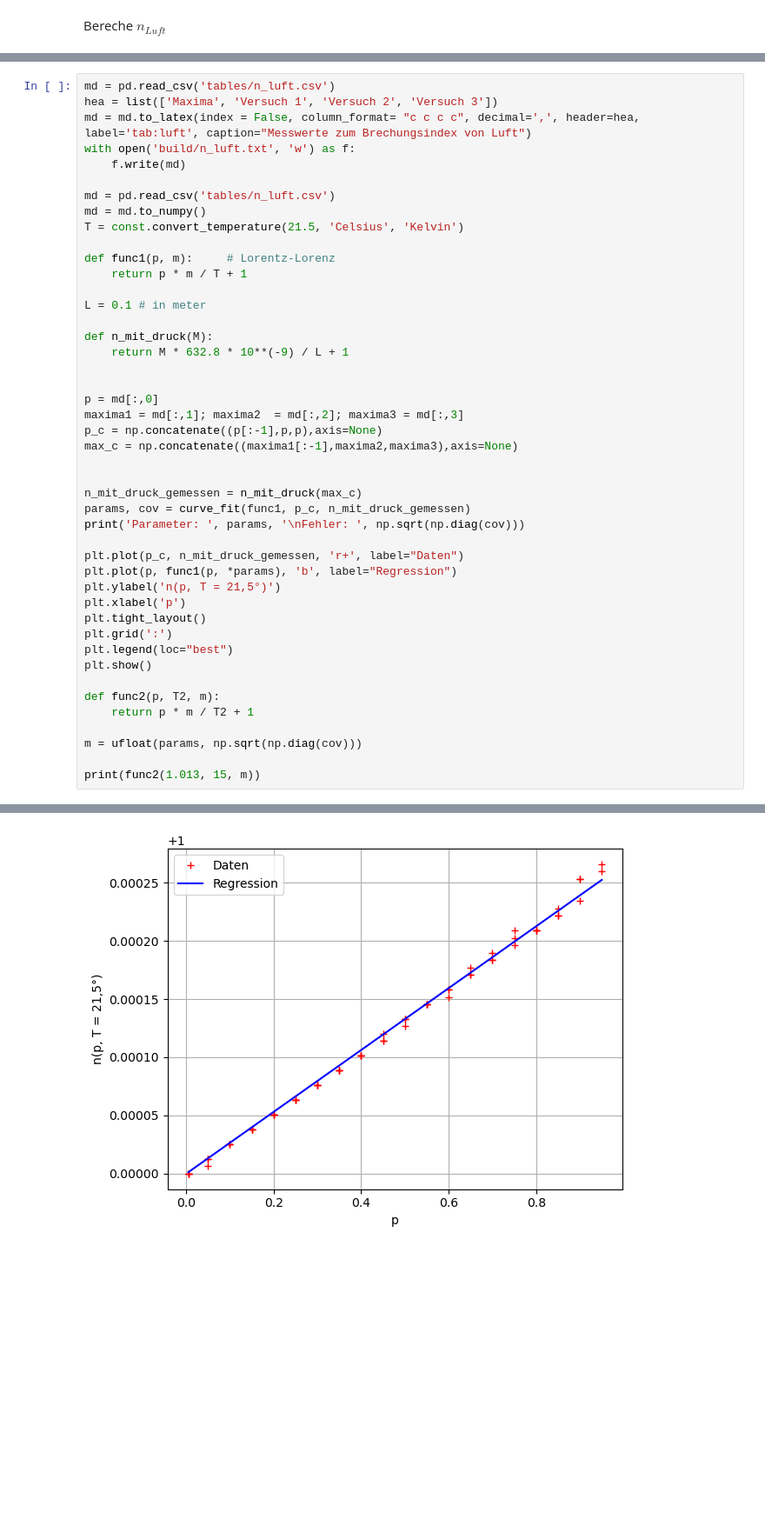
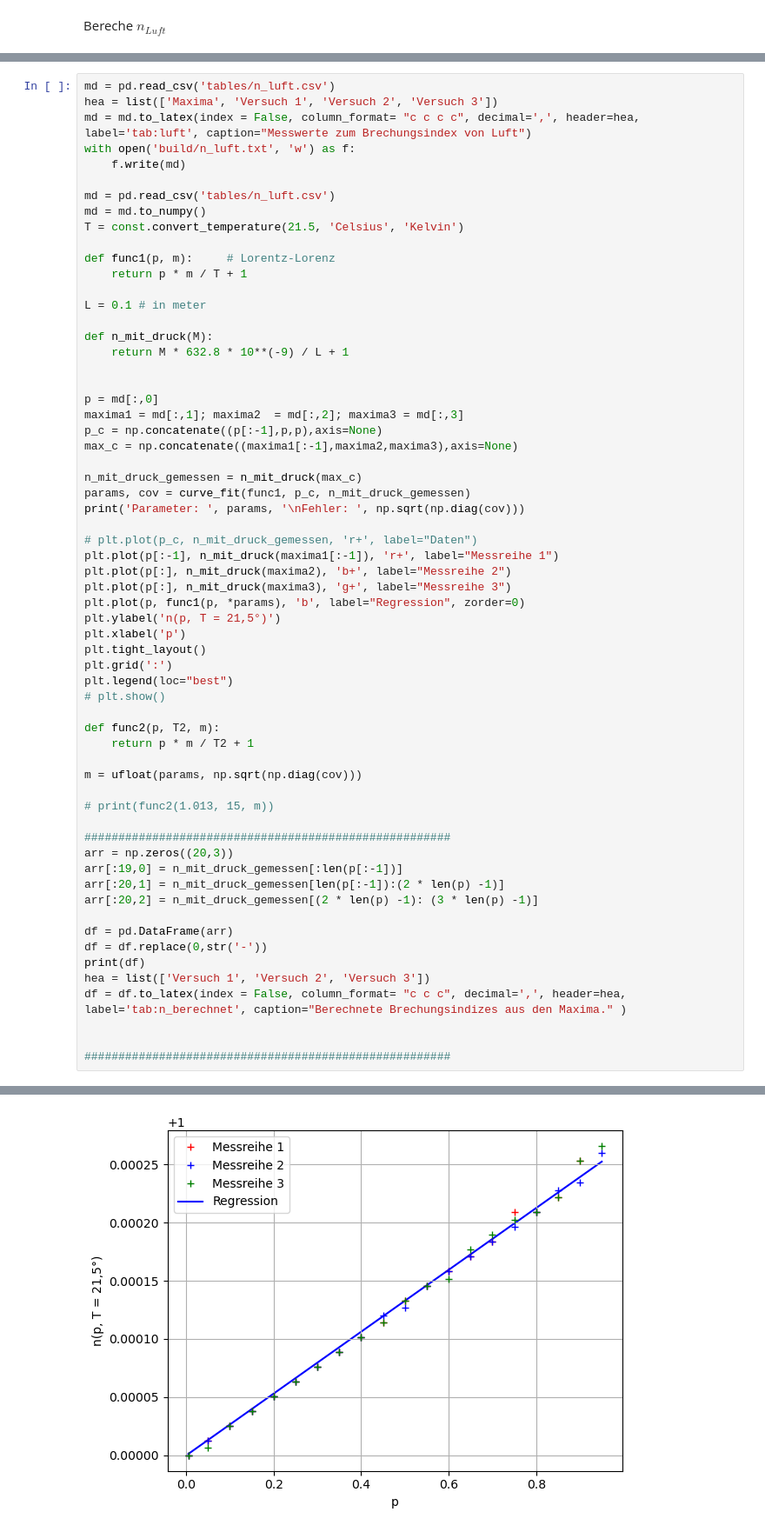
Before and after one commit to waerther/fortgeschrittenenpraktikum, a Jupyter notebook: v64/auswertung.ipynb, the cells around one changed output, grey strips where cells are left out. Shown at 87% size. Saved outputs shown, nothing was run; the diff lists cells and outputs as text; blank space fills up the shorter version.

```diff
--- a/v64/auswertung.ipynb
+++ b/v64/auswertung.ipynb
@@ -115,26 +115,43 @@ maxima1 = md[:,1]; maxima2  = md[:,2]; maxima3 = md[:,3]
 p_c = np.concatenate((p[:-1],p,p),axis=None)
 max_c = np.concatenate((maxima1[:-1],maxima2,maxima3),axis=None)
 
-
 n_mit_druck_gemessen = n_mit_druck(max_c)
 params, cov = curve_fit(func1, p_c, n_mit_druck_gemessen)
 print('Parameter: ', params, '\nFehler: ', np.sqrt(np.diag(cov)))
 
-plt.plot(p_c, n_mit_druck_gemessen, 'r+', label="Daten")
-plt.plot(p, func1(p, *params), 'b', label="Regression")
+# plt.plot(p_c, n_mit_druck_gemessen, 'r+', label="Daten")
+plt.plot(p[:-1], n_mit_druck(maxima1[:-1]), 'r+', label="Messreihe 1")
+plt.plot(p[:], n_mit_druck(maxima2), 'b+', label="Messreihe 2")
+plt.plot(p[:], n_mit_druck(maxima3), 'g+', label="Messreihe 3")
+plt.plot(p, func1(p, *params), 'b', label="Regression", zorder=0)
 plt.ylabel('n(p, T = 21,5°)')
 plt.xlabel('p')
 plt.tight_layout()
 plt.grid(':')
 plt.legend(loc="best")
-plt.show()
+# plt.show()
 
 def func2(p, T2, m):
     return p * m / T2 + 1
 
 m = ufloat(params, np.sqrt(np.diag(cov)))
 
-print(func2(1.013, 15, m))
+# print(func2(1.013, 15, m))
+
+######################################################
+arr = np.zeros((20,3))
+arr[:19,0] = n_mit_druck_gemessen[:len(p[:-1])]
+arr[:20,1] = n_mit_druck_gemessen[len(p[:-1]):(2 * len(p) -1)]
+arr[:20,2] = n_mit_druck_gemessen[(2 * len(p) -1): (3 * len(p) -1)]
+
+df = pd.DataFrame(arr)
+df = df.replace(0,str('-'))
+print(df)
+hea = list(['Versuch 1', 'Versuch 2', 'Versuch 3'])
+df = df.to_latex(index = False, column_format= "c c c", decimal=',', header=hea, label='tab:n_berechnet', caption="Berechnete Brechungsindizes aus den Maxima." )
+
+
+######################################################
 # %% [output]
 Parameter:  [0.07825291]
 Fehler:  [0.00033909]
@@ -141 +173 @@ Fehler:  [0.00033909]
-[figure, old version]
+[figure, new version]
```
Also changed, not shown: parts of 1 cell of this notebook, 4 other files.
